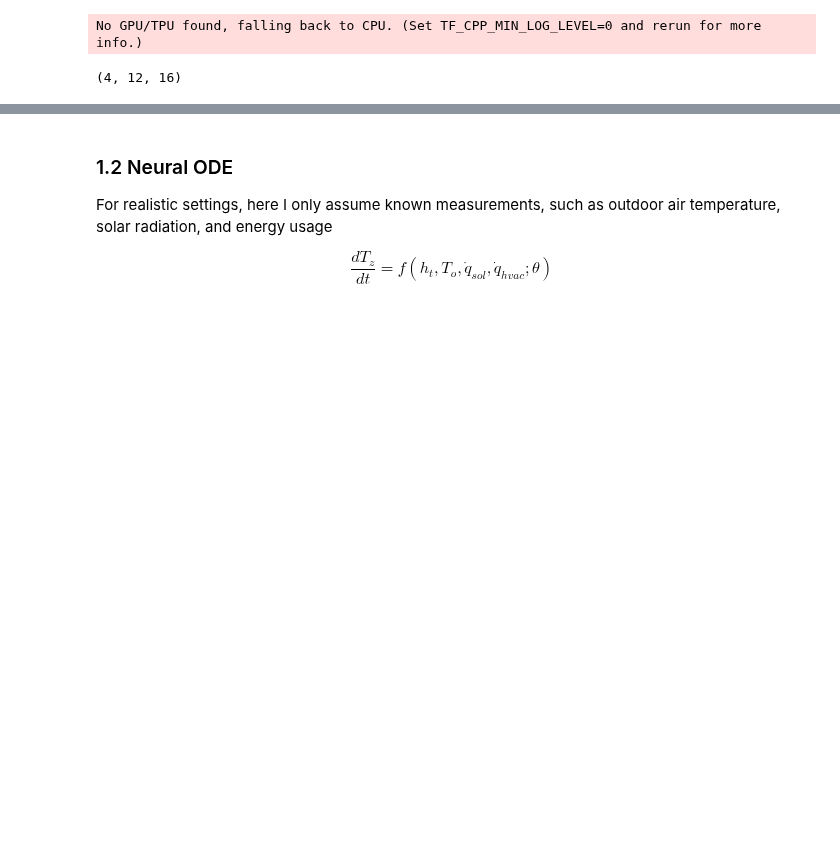
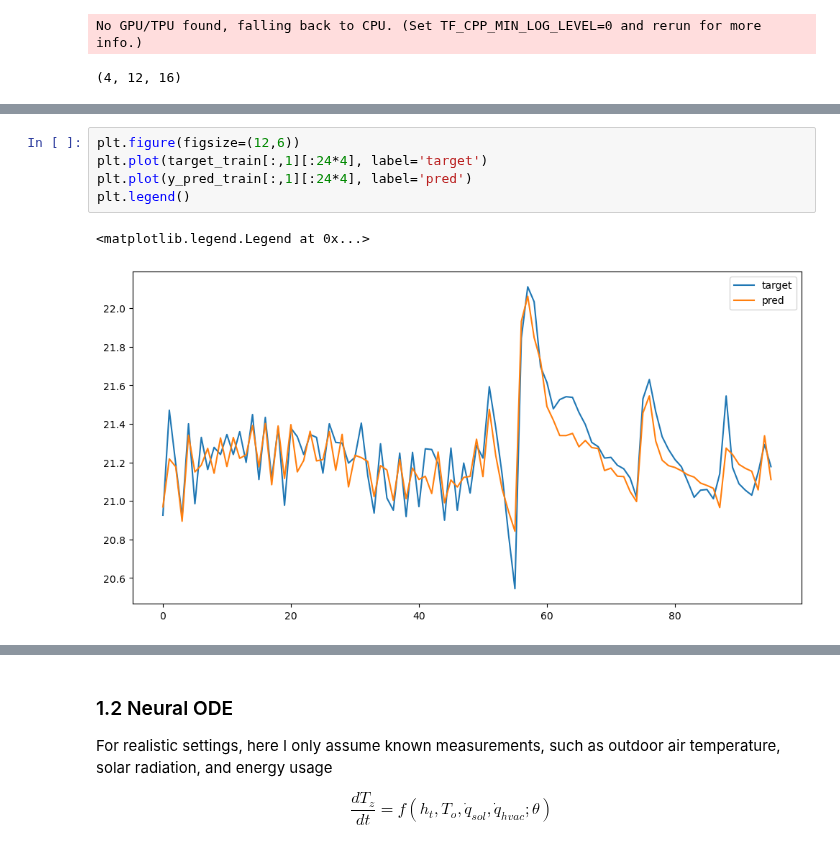
Before and after one commit to YangyangFu/dynax, a Jupyter notebook: cases/cost-comfort/zone-encoder-decoder.ipynb, the cells around one changed output, grey strips where cells are left out. Saved outputs shown, nothing was run; the diff lists cells and outputs as text; blank space fills up the shorter version.

```diff
--- a/cases/cost-comfort/zone-encoder-decoder.ipynb
+++ b/cases/cost-comfort/zone-encoder-decoder.ipynb
@@ -123,0 +365,8 @@ No GPU/TPU found, falling back to CPU. (Set TF_CPP_MIN_LOG_LEVEL=0 and rerun for
+# %%
+plt.figure(figsize=(12,6))
+plt.plot(target_train[:,1][:24*4], label='target')
+plt.plot(y_pred_train[:,1][:24*4], label='pred')
+plt.legend()
+# %% [output]
+<matplotlib.legend.Legend at 0x...>
+[figure, added]
```
Also changed, not shown: parts of 34 cells of this notebook, 1 other file.
